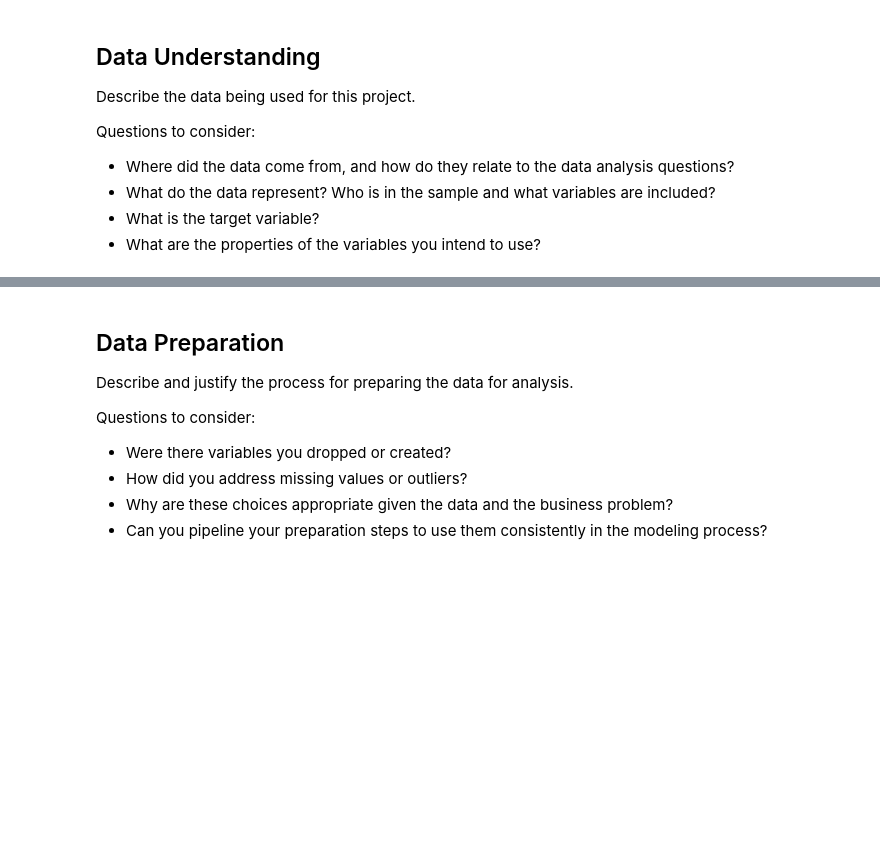
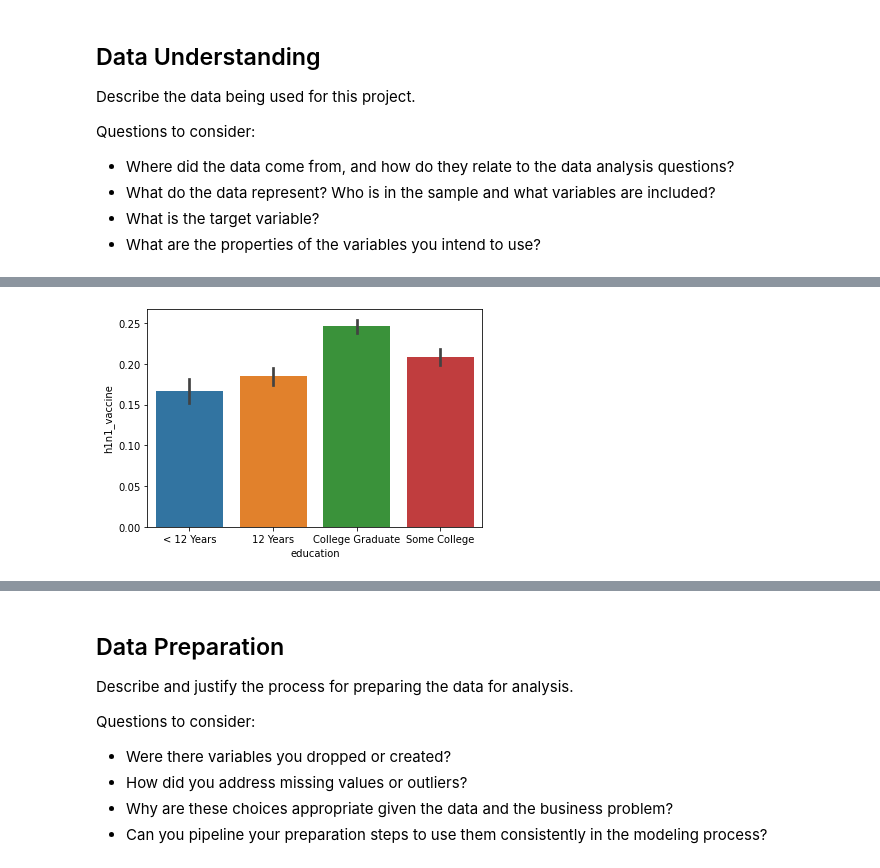
Before and after one commit to emykes/Flu_Vaccination_ML, a Jupyter notebook: Project3_Main_Notebook.ipynb, the cells around one changed output, grey strips where cells are left out. Drawn from its saved outputs; the diff is of its cells as text; code cells hidden in the pictures; blank space fills up the shorter version.

```diff
--- a/Project3_Main_Notebook.ipynb
+++ b/Project3_Main_Notebook.ipynb
@@ -40,0 +274,5 @@ Questions to consider:
+# %%
+# Education level percentage distribution of the vaccinated people
+sns.barplot(x=df['education'], y=df['h1n1_vaccine']);
+# %% [output]
+[figure, added]
```
Also changed, not shown: parts of 106 cells of this notebook, 3 other files.
